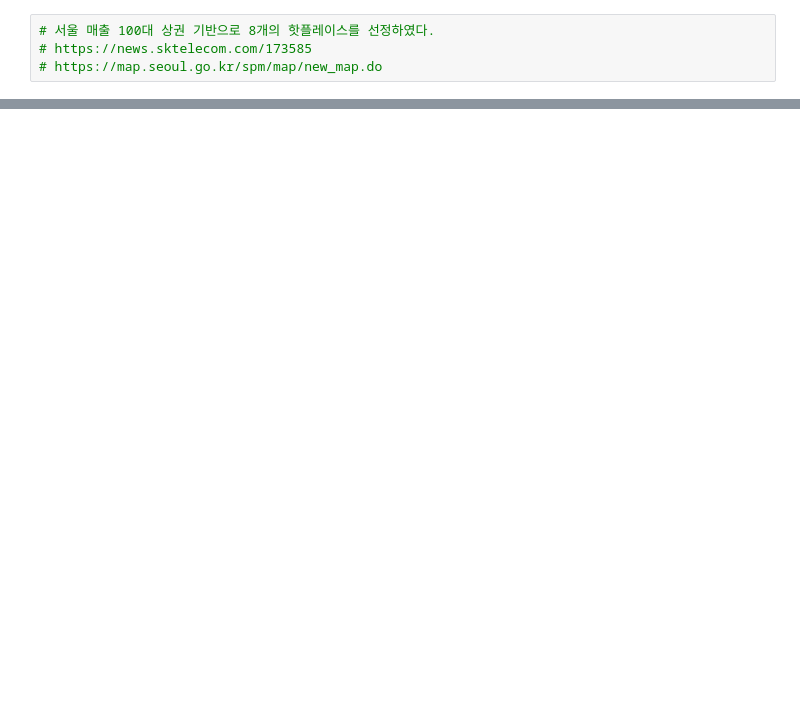
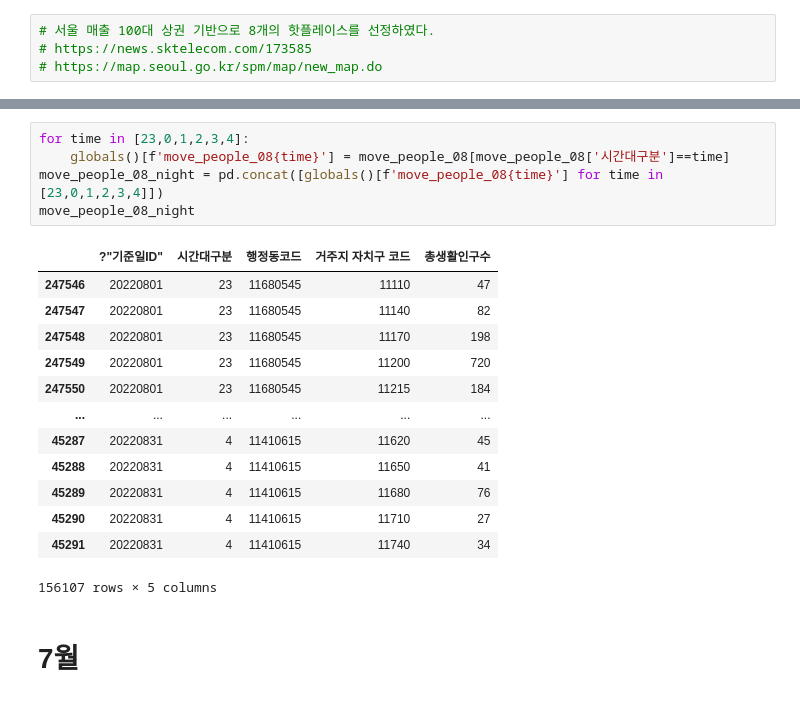
Before and after one commit to MinkyuRamen/WatermelonTheBest, a Jupyter notebook: predict_bus/predict_bus_code.ipynb, the cells around one changed output, grey strips where cells are left out. Saved outputs shown, nothing was run; the diff lists cells and outputs as text; blank space fills up the shorter version.

```diff
--- a/predict_bus/predict_bus_code.ipynb
+++ b/predict_bus/predict_bus_code.ipynb
@@ -91,0 +79,21 @@ move_data_0700_gangnam
+# %%
+for time in [23,0,1,2,3,4]:
+    globals()[f'move_people_08{time}'] = move_people_08[move_people_08['시간대구분']==time]
+move_people_08_night = pd.concat([globals()[f'move_people_08{time}'] for time in [23,0,1,2,3,4]])
+move_people_08_night
+# %% [output]
+|  | ?"기준일ID" | 시간대구분 | 행정동코드 | 거주지 자치구 코드 | 총생활인구수 |
+| 247546 | 20220801 | 23 | 11680545 | 11110 | 47 |
+| 247547 | 20220801 | 23 | 11680545 | 11140 | 82 |
+| 247548 | 20220801 | 23 | 11680545 | 11170 | 198 |
+| 247549 | 20220801 | 23 | 11680545 | 11200 | 720 |
+| 247550 | 20220801 | 23 | 11680545 | 11215 | 184 |
+| ... | ... | ... | ... | ... | ... |
+| 45287 | 20220831 | 4 | 11410615 | 11620 | 45 |
+| 45288 | 20220831 | 4 | 11410615 | 11650 | 41 |
+| 45289 | 20220831 | 4 | 11410615 | 11680 | 76 |
+| 45290 | 20220831 | 4 | 11410615 | 11710 | 27 |
+| 45291 | 20220831 | 4 | 11410615 | 11740 | 34 |
+156107 rows × 5 columns
+# %% [markdown]
+# 7월
```
Also changed, not shown: parts of 16 cells of this notebook.
